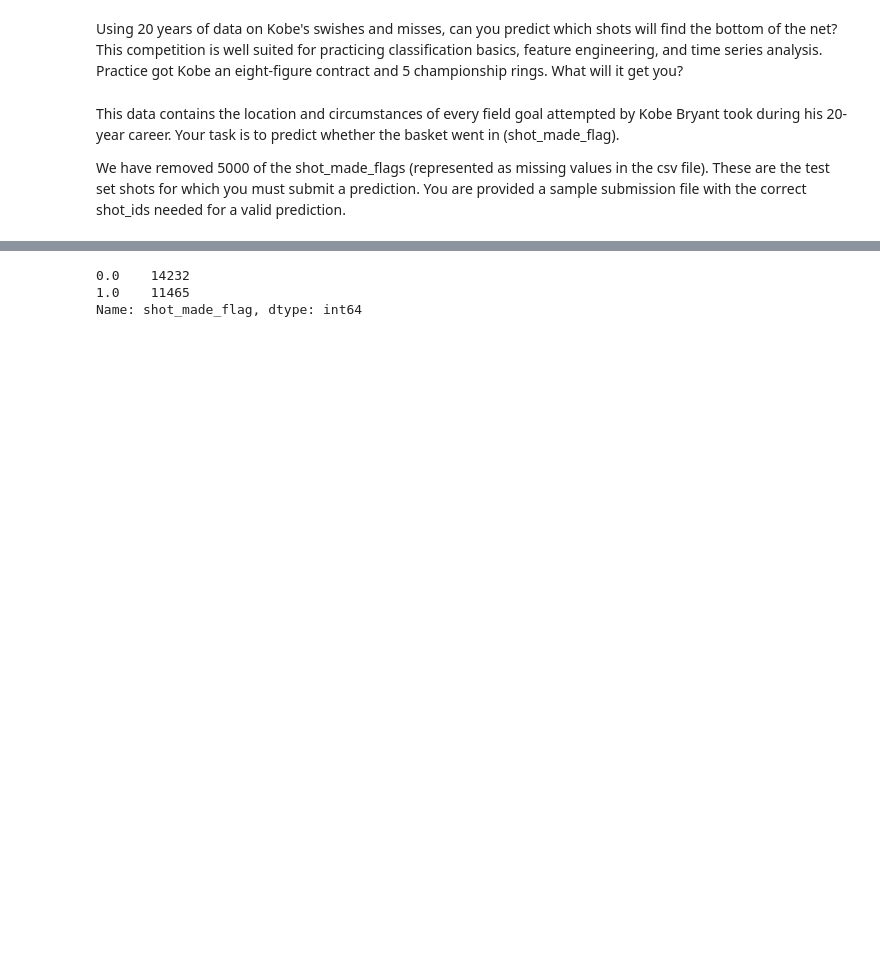
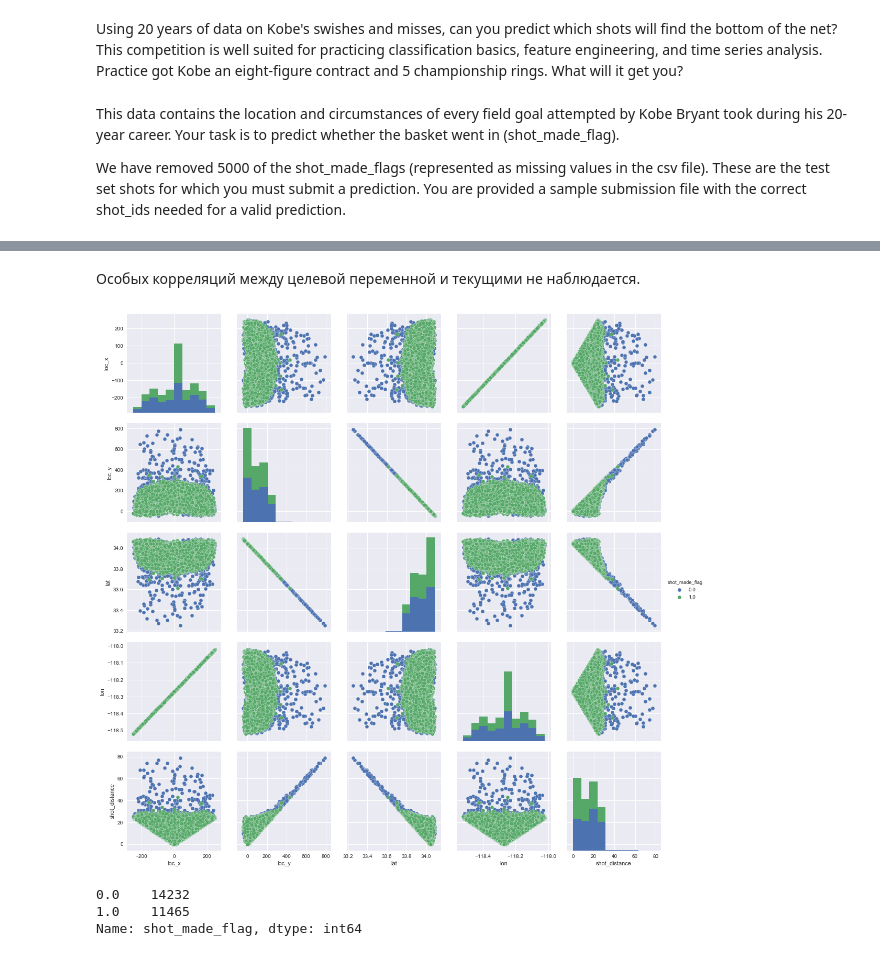
Before and after one commit to AlexeevVl/DVP-1, a Jupyter notebook: HW_2.ipynb, the cells around one changed output, grey strips where cells are left out. Saved outputs shown, nothing was run; the diff lists cells and outputs as text; code cells hidden in the pictures; blank space fills up the shorter version.

```diff
--- a/HW_2.ipynb
+++ b/HW_2.ipynb
@@ -58 +73,7 @@ sns.heatmap(data.corr())
+# %% [markdown]
+Особых корреляций между целевой переменной и текущими не наблюдается.
+# %%
+_=sns.pairplot(data, vars=['loc_x','loc_y','lat','lon','shot_distance'],hue='shot_made_flag',size=3)
+# %% [output]
+[figure, added]
 # %%
```
Also changed, not shown: parts of 32 cells of this notebook.
